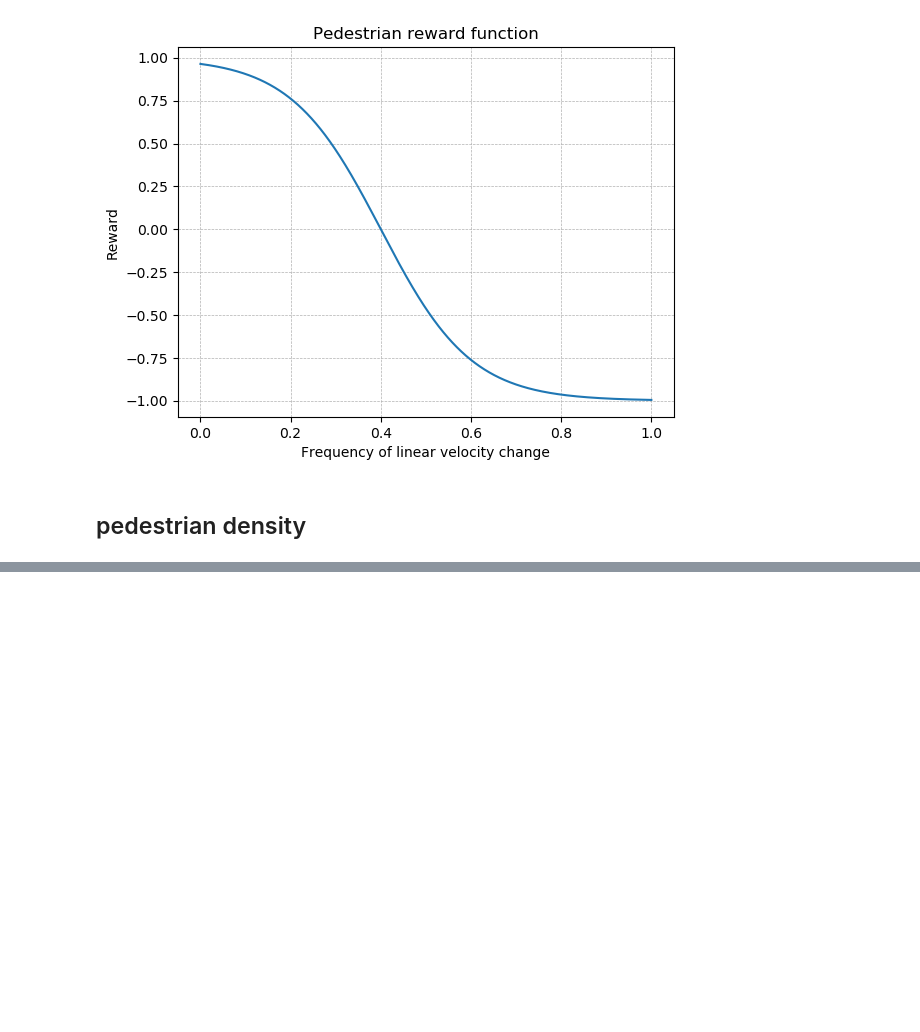
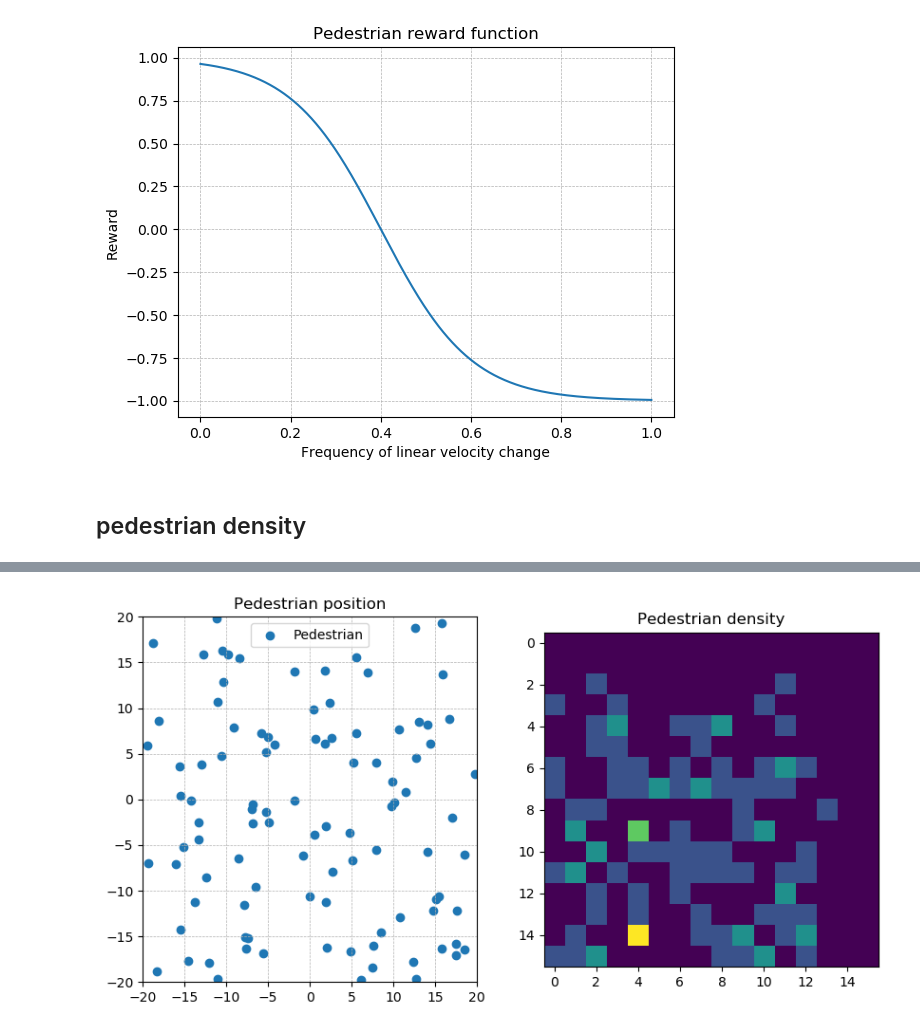
Before and after one commit to White-On/Streamlit_Presentation, a Jupyter notebook: fitness_notebook.ipynb, the cells around one changed output, grey strips where cells are left out. Saved outputs shown, nothing was run; the diff lists cells and outputs as text; code cells hidden in the pictures; blank space fills up the shorter version.

```diff
--- a/fitness_notebook.ipynb
+++ b/fitness_notebook.ipynb
@@ -251,4 +251,14 @@ plt.show()
 [figure]
 # %% [markdown]
 ## pedestrian density
+# %%
+nb_pedestrian = 30
+pedestrian_pos = np.random.uniform(-20, 20, (2, nb_pedestrian))
+density_grid = np.zeros((80, 80))
+for i in range(pedestrian_pos.shape[1]):
+    x = int((pedestrian_pos[0, i] + 20) * 2)
+    y = int((pedestrian_pos[1, i] + 20) * 2)
+    density_grid[x, y] += np.exp(-np.linalg.norm([x, y] - pedestrian_pos[:, i]))
+density_grid /= nb_pedestrian
+density_grid = np.rot90(density_grid)
 # %%
@@ -311,0 +301,27 @@ plt.show()
+# %%
+occupancy_grid = np.zeros((16, 16))
+nb_pedestrian = 100
+pedestrian_pos = np.random.uniform(-20, 20, (2, nb_pedestrian))
+
+for i in range(pedestrian_pos.shape[1]):
+    x = int((pedestrian_pos[0, i] + 20) // 3)
+    y = int((pedestrian_pos[1, i] + 20) // 3)
+    occupancy_grid[x, y] += 1
+
+occupancy_grid = np.rot90(occupancy_grid)
+# %%
+fig, ax = plt.subplots(1, 2, figsize=(10, 5))
+
+ax[0].scatter(pedestrian_pos[0], pedestrian_pos[1], label='Pedestrian')
+ax[0].set_xlim(-20, 20)
+ax[0].set_ylim(-20, 20)
+ax[0].set_title('Pedestrian position')
+ax[0].grid(True, linewidth=0.5, linestyle='--')
+ax[0].legend()
+
+ax[1].imshow(occupancy_grid, cmap='viridis', interpolation='nearest')
+ax[1].set_title('Pedestrian density')
+# ax[1].grid(True, linewidth=0.5, linestyle='--')
+plt.show()
+# %% [output]
+[figure, added]
```
Also changed, not shown: parts of 3 cells of this notebook, 7 other files.
